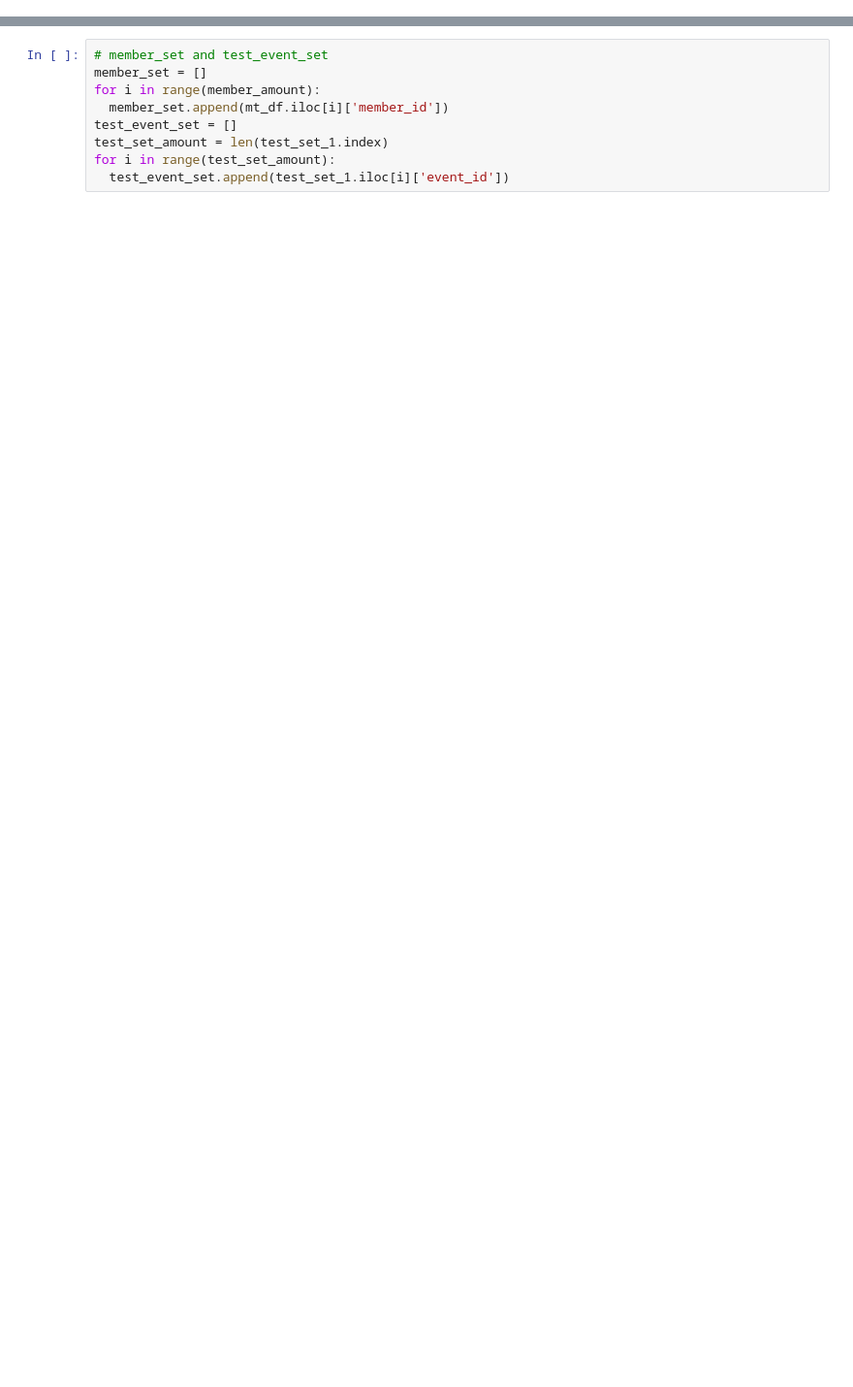
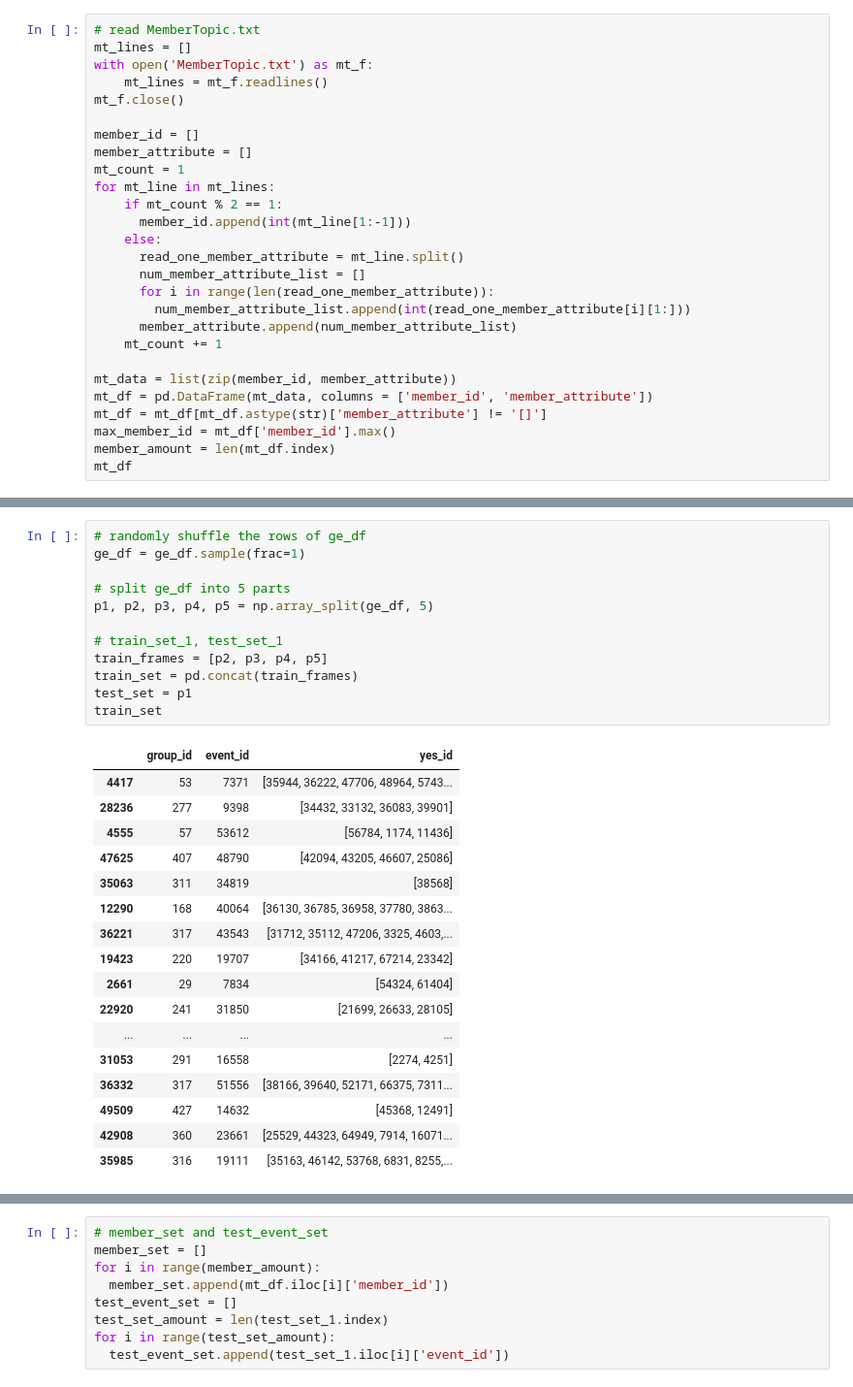
Before and after one commit to DixinFan/ustc_course_select, a Jupyter notebook: socomp.ipynb, the cells around one changed output, grey strips where cells are left out. Shown at 97% size. Drawn from its saved outputs; the diff is of its cells as text; blank space fills up the shorter version.

```diff
--- a/socomp.ipynb
+++ b/socomp.ipynb
@@ -490,0 +64,27 @@ for i in range(Neighbor_random_size):
+# %%
+# read MemberTopic.txt
+mt_lines = []
+with open('MemberTopic.txt') as mt_f:
+    mt_lines = mt_f.readlines()
+mt_f.close()
+
+member_id = []
+member_attribute = []
+mt_count = 1
+for mt_line in mt_lines:
+    if mt_count % 2 == 1:
+      member_id.append(int(mt_line[1:-1]))
+    else:
+      read_one_member_attribute = mt_line.split()
+      num_member_attribute_list = []
+      for i in range(len(read_one_member_attribute)):
+        num_member_attribute_list.append(int(read_one_member_attribute[i][1:]))
+      member_attribute.append(num_member_attribute_list)
+    mt_count += 1
+
+mt_data = list(zip(member_id, member_attribute))
+mt_df = pd.DataFrame(mt_data, columns = ['member_id', 'member_attribute'])
+mt_df = mt_df[mt_df.astype(str)['member_attribute'] != '[]']
+max_member_id = mt_df['member_id'].max()
+member_amount = len(mt_df.index)
+mt_df
@@ -490,0 +193,30 @@ for i in range(Neighbor_random_size):
+# %%
+# randomly shuffle the rows of ge_df
+ge_df = ge_df.sample(frac=1)
+
+# split ge_df into 5 parts
+p1, p2, p3, p4, p5 = np.array_split(ge_df, 5)
+
+# train_set_1, test_set_1
+train_frames = [p2, p3, p4, p5]
+train_set = pd.concat(train_frames)
+test_set = p1
+train_set
+# %% [output]
+|  | group_id | event_id | yes_id |
+| 4417 | 53 | 7371 | [35944, 36222, 47706, 48964, 5743... |
+| 28236 | 277 | 9398 | [34432, 33132, 36083, 39901] |
+| 4555 | 57 | 53612 | [56784, 1174, 11436] |
+| 47625 | 407 | 48790 | [42094, 43205, 46607, 25086] |
+| 35063 | 311 | 34819 | [38568] |
+| 12290 | 168 | 40064 | [36130, 36785, 36958, 37780, 3863... |
+| 36221 | 317 | 43543 | [31712, 35112, 47206, 3325, 4603,... |
+| 19423 | 220 | 19707 | [34166, 41217, 67214, 23342] |
+| 2661 | 29 | 7834 | [54324, 61404] |
+| 22920 | 241 | 31850 | [21699, 26633, 28105] |
+| ... | ... | ... | ... |
+| 31053 | 291 | 16558 | [2274, 4251] |
+| 36332 | 317 | 51556 | [38166, 39640, 52171, 66375, 7311... |
+| 49509 | 427 | 14632 | [45368, 12491] |
+| 42908 | 360 | 23661 | [25529, 44323, 64949, 7914, 16071... |
+| 35985 | 316 | 19111 | [35163, 46142, 53768, 6831, 8255,... |
```
Also changed, not shown: parts of 48 cells of this notebook.
